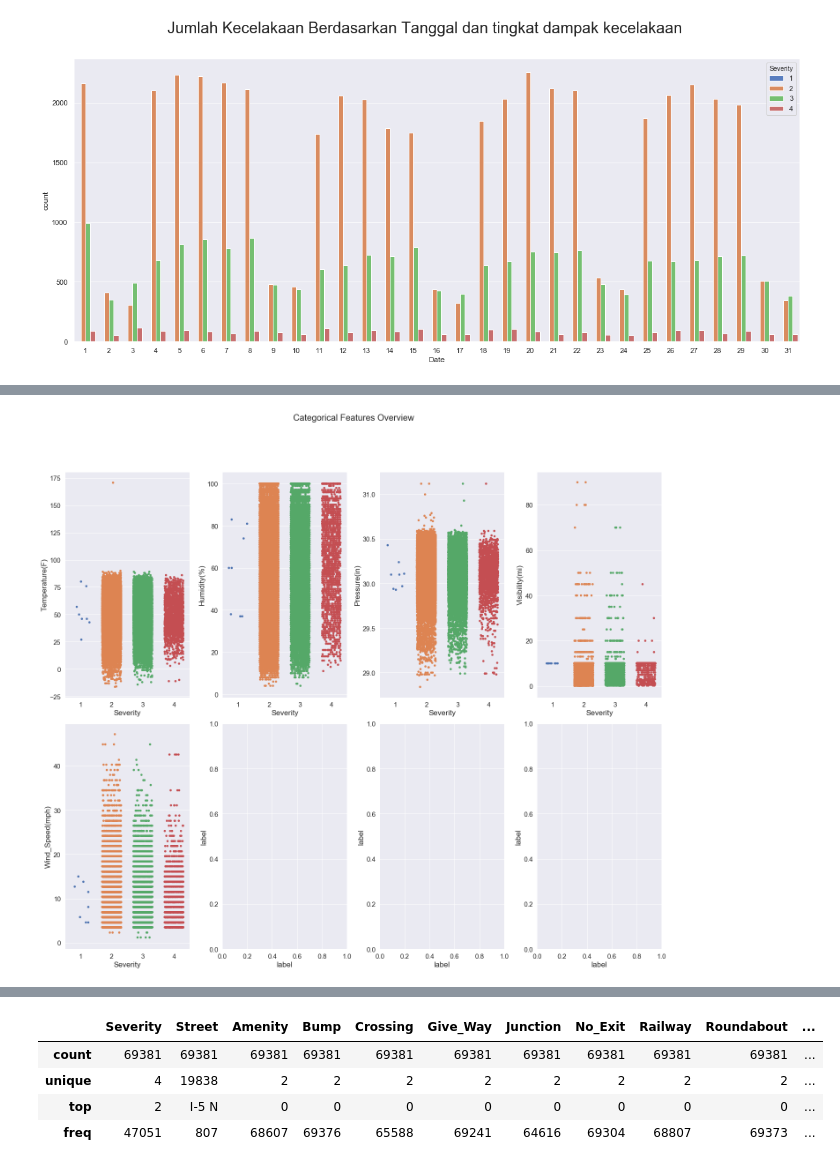
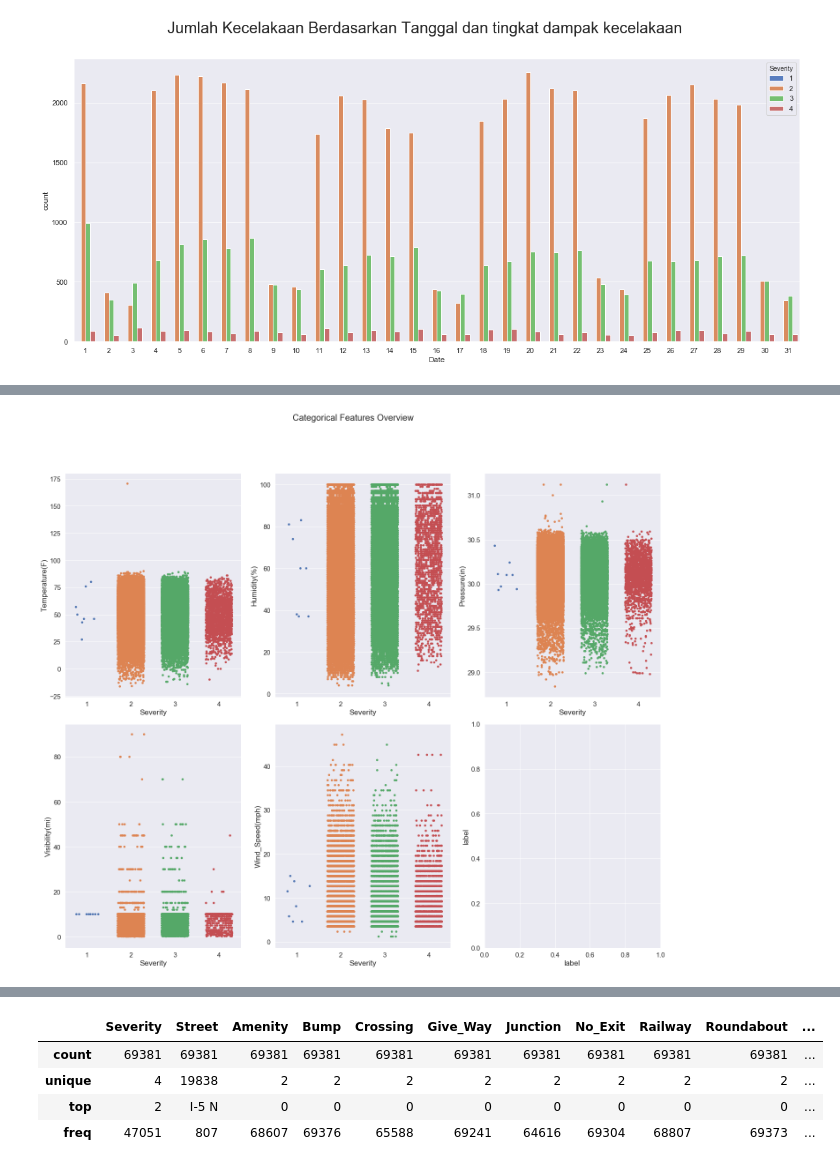
Before and after one commit to maftuhm/UAS-kapita-selekta-komputasi, a Jupyter notebook: UAS KAPITA SELEKTA KOMPUTASI.ipynb, the cells around one changed output, grey strips where cells are left out. Drawn from its saved outputs; the diff is of its cells as text; code cells hidden in the pictures.

```diff
--- a/UAS KAPITA SELEKTA KOMPUTASI.ipynb
+++ b/UAS KAPITA SELEKTA KOMPUTASI.ipynb
@@ -276,6 +297,8 @@ Dari data diatas untuk semua variabel cuaca(Temperature, Wind_Chill, dll) terdap
 for column in data:
     if data[column].isnull().sum() > 0.5 * jumlah_baris:
         data.drop(column, axis=1, inplace=True)
+# %%
+data['City'] = data['City'].fillna('')
 # %%
 data.isnull().sum()
 # %% [output]
@@ -296,3 +319,9 @@ Traffic_Calming          0
 Traffic_Signal           0
 Turning_Loop             0
 dtype: int64
+# %%
+index_null_city = data[data['City'] == ''].index
+street_name_in_null_city = data['Street'][index_null_city].values[0]
+index_street_in_another_city = data[data['Street'] == street_name_in_null_city].index[0]
+city_name_in_same_street = data['City'][index_street_in_another_city]
+data['City'][index_null_city] = city_name_in_same_street
@@ -522,21 +531,25 @@ ax = sns.countplot(y = 'State', hue = 'Severity', palette = 'muted', data=data)
 # %%
-fig, ax = plt.subplots(2,4, figsize=(20,16))
-wheater_variables = ['Temperature(F)', 'Humidity(%)', 'Pressure(in)', 'Visibility(mi)', 'Wind_Speed(mph)']
-# 'Weather_Condition', 'Wind_Direction'
+fig, ax = plt.subplots(2,3, figsize=(20,16))
+wheater_variables = ['Temperature(F)', 'Humidity(%)', 'Pressure(in)', 'Visibility(mi)',
+                     'Wind_Speed(mph)']
+# , 'Weather_Condition', 'Wind_Direction'
 k = 0
 for j in range(len(ax)):
     for i in range(len(ax[j])):
         ax[j][i].tick_params(labelsize=15)
         ax[j][i].set_xlabel('label', fontsize=17, position=(.5,20))
         ax[j][i].set_ylabel('label', fontsize=17)
         # x as Hindernisabstand hinzufügen
         try:
+#             if k > 4:
+#                 ax[j][i] = sns.countplot(y = wheater_variables[k], hue = 'Severity', palette = 'muted', data=data_cuaca, ax=ax[j][i])
+#             else:
             ax[j][i] = sns.stripplot(x="Severity", y=wheater_variables[k], jitter=0.3, data=data_cuaca, ax=ax[j][i])
             k +=1
         except:
             continue
 fig.suptitle('Categorical Features Overview', position=(.5,1.1), fontsize=20)
 fig.tight_layout()
 fig.show()
 # %% [output]
-[figure, old version]
+[figure, new version]
```
Also changed, not shown: parts of 38 cells of this notebook.
